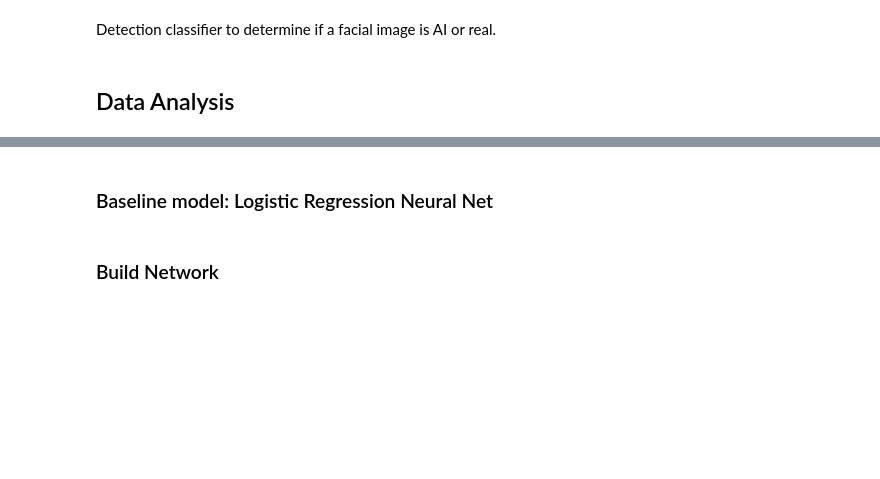
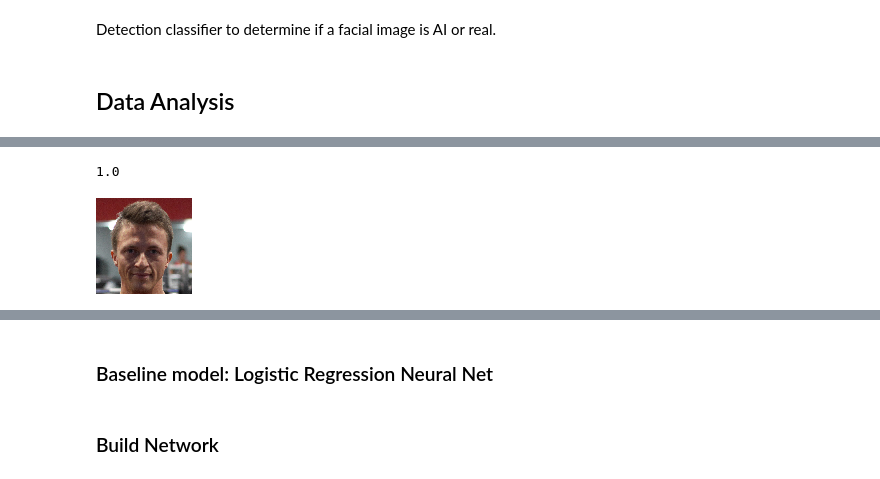
Before and after one commit to Ashendy/AI-Facial-Detection, a Jupyter notebook: Main.ipynb, the cells around one changed output, grey strips where cells are left out. Cells and saved outputs as stored; diff of their text form; code cells hidden in the pictures; blank space fills up the shorter version.

```diff
--- a/Main.ipynb
+++ b/Main.ipynb
@@ -46,0 +75,7 @@ test_images, test_labels = next(test_generator)
+# %%
+dataset_path = "../AI-Facial-Detection/data/"
+# %%
+data_with_aug = ImageDataGenerator(horizontal_flip=True,
+                                   vertical_flip=False,
+                                   rescale=1./255,
+                                  validation_split=0.2)
@@ -47,4 +102,7 @@ test_images, test_labels = next(test_generator)
 # %%
 # Preview images
-print(train_labels)
-array_to_img(train_images[0])
+print(train_labels[5])
+array_to_img(train_images[5])
+# %% [output]
+1.0
+[figure, added]
```
Also changed, not shown: parts of 20 cells of this notebook.
